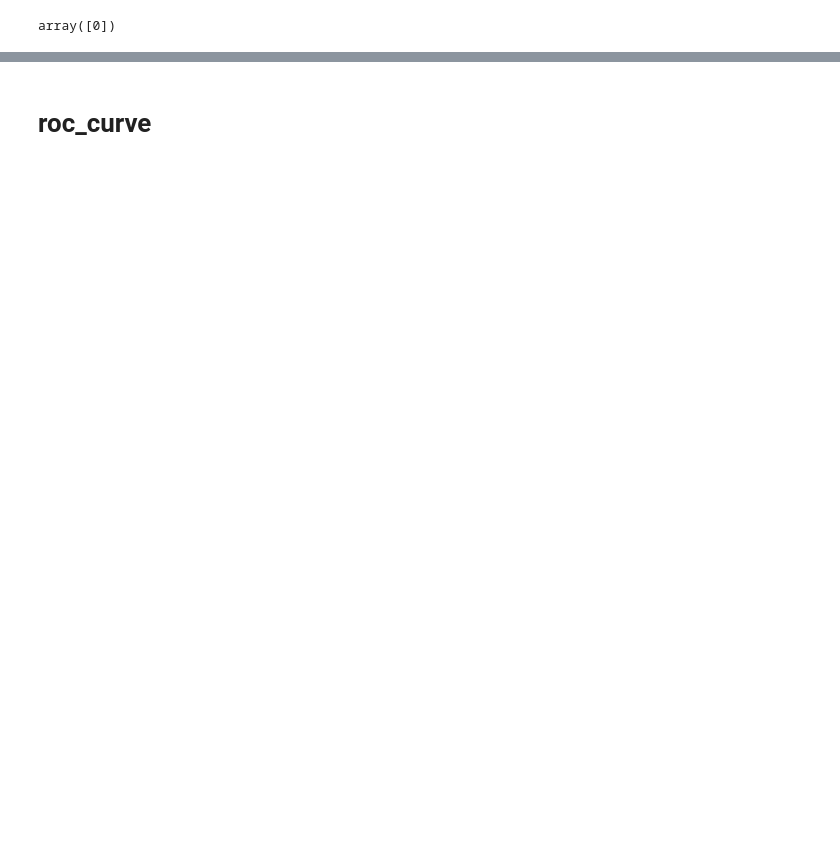
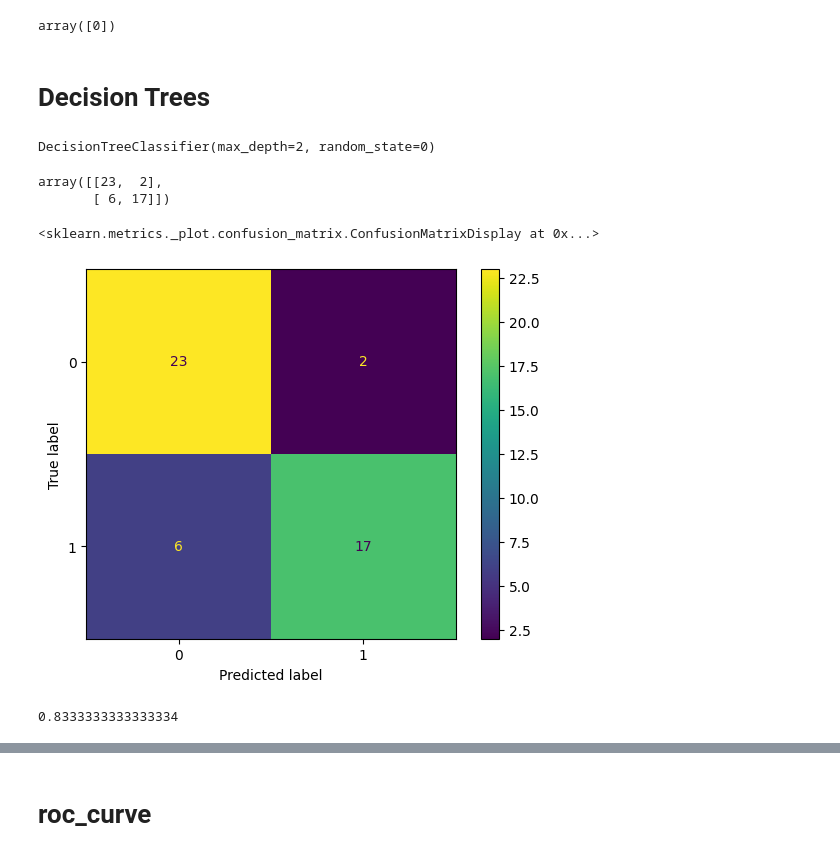
Before and after one commit to JurijJusel/Image, a Jupyter notebook: apple_banana_df.ipynb, the cells around one changed output, grey strips where cells are left out. Drawn from its saved outputs; the diff is of its cells as text; code cells hidden in the pictures; blank space fills up the shorter version.

```diff
--- a/apple_banana_df.ipynb
+++ b/apple_banana_df.ipynb
@@ -368,3 +378,31 @@ prediction = svm_classifier.predict(img_flattened)
 prediction
 # %% [output]
 array([0])
+# %% [markdown]
+# Decision Trees
+# %%
+from sklearn.tree import DecisionTreeClassifier
+decision_classifier = DecisionTreeClassifier(random_state=0, max_depth=2)
+decision_classifier.fit(X_train, y_train)
+# %% [output]
+DecisionTreeClassifier(max_depth=2, random_state=0)
+# %%
+y_pred = decision_classifier.predict(X_test)
+# %%
+from sklearn.metrics import confusion_matrix, ConfusionMatrixDisplay
+confusion_matrix = confusion_matrix(y_test, y_pred)
+confusion_matrix
+# %% [output]
+array([[23,  2],
+       [ 6, 17]])
+# %%
+cm_display = ConfusionMatrixDisplay(confusion_matrix=confusion_matrix)
+cm_display.plot()
+# %% [output]
+<sklearn.metrics._plot.confusion_matrix.ConfusionMatrixDisplay at 0x...>
+[figure, added]
+# %%
+accuracy_score = decision_classifier.score(X_test, y_test)
+accuracy_score
+# %% [output]
+0.8333333333333334
```
Also changed, not shown: parts of 11 cells of this notebook.
